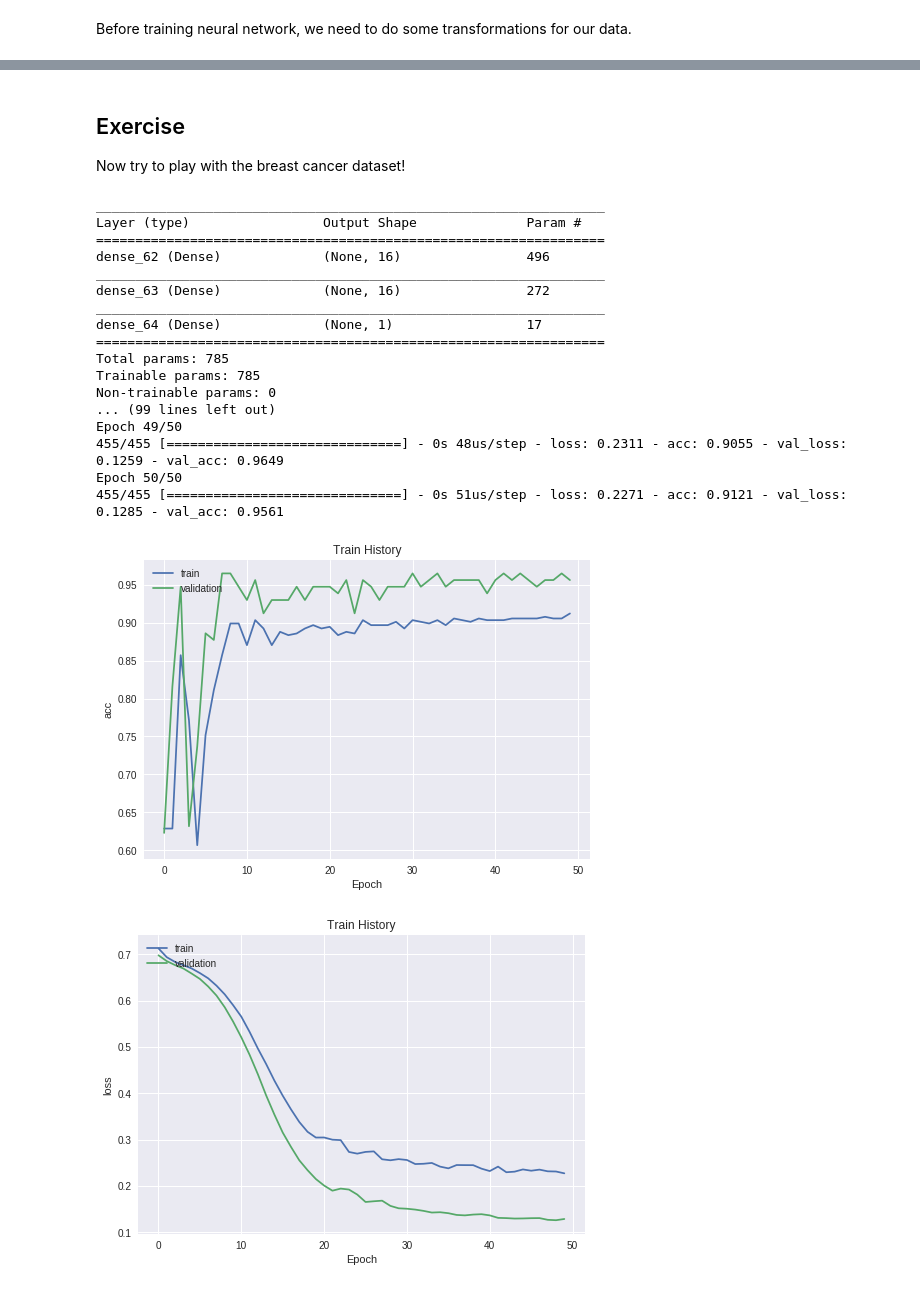
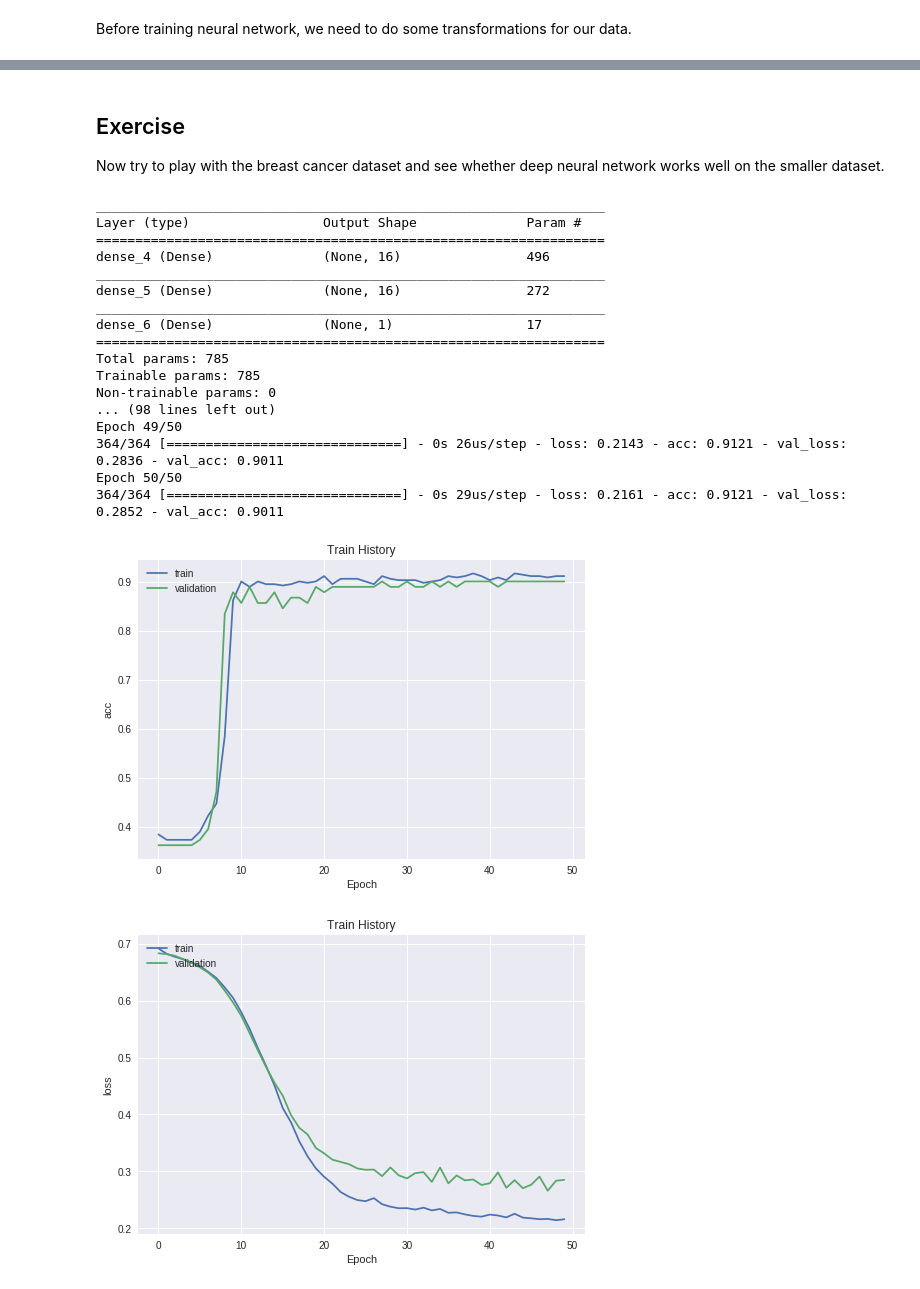
Before and after one commit to ckbjimmy/2018_mlw, a Jupyter notebook: nb3_nn.ipynb, the cells around one changed output, grey strips where cells are left out. Drawn from its saved outputs; the diff is of its cells as text; code cells hidden in the pictures.

```diff
--- a/nb3_nn.ipynb
+++ b/nb3_nn.ipynb
@@ -191,7 +249,7 @@ TPR(Sensitivity, recall, hit rate, or true positive rate)        0.93814
 # %% [markdown]
 ## Exercise
 
-Now try to play with the breast cancer dataset!
+Now try to play with the breast cancer dataset and see whether deep neural network works well on the smaller dataset.
 # %%
 from sklearn import datasets
 
@@ -214,42 +272,42 @@ clf.add(Dense(units=1,
 clf.compile(optimizer='adam',
             loss='binary_crossentropy',
             metrics=['accuracy'])
 print(clf.summary())
 
-history = model.fit(x=X_train, y=y_train,
+history = clf.fit(x=X_train, y=y_train,
                     validation_split=0.2,
                     batch_size=100,
                     epochs=50,
                     verbose=1)
 
 show_train_history(history, 'acc', 'val_acc')
 show_train_history(history, 'loss', 'val_loss')
 
 y_pred = clf.predict(X_test)
 y_pred = [1 if i[0] > 0.5 else 0 for i in y_pred]
 
 cm = ConfusionMatrix(actual_vector=y_test, predict_vector=y_pred)
 print(cm)
 # %% [output]
 _________________________________________________________________
 Layer (type)                 Output Shape              Param #
 =================================================================
-dense_62 (Dense)             (None, 16)                496
+dense_4 (Dense)              (None, 16)                496
 _________________________________________________________________
-dense_63 (Dense)             (None, 16)                272
+dense_5 (Dense)              (None, 16)                272
 _________________________________________________________________
-dense_64 (Dense)             (None, 1)                 17
+dense_6 (Dense)              (None, 1)                 17
 =================================================================
 Total params: 785
 Trainable params: 785
 Non-trainable params: 0
-... (99 lines left out)
+... (98 lines left out)
 Epoch 49/50
-455/455 [==============================] - 0s 48us/step - loss: 0.2311 - acc: 0.9055 - val_loss: 0.1259 - val_acc: 0.9649
+364/364 [==============================] - 0s 26us/step - loss: 0.2143 - acc: 0.9121 - val_loss: 0.2836 - val_acc: 0.9011
 Epoch 50/50
-455/455 [==============================] - 0s 51us/step - loss: 0.2271 - acc: 0.9121 - val_loss: 0.1285 - val_acc: 0.9561
+364/364 [==============================] - 0s 29us/step - loss: 0.2161 - acc: 0.9121 - val_loss: 0.2852 - val_acc: 0.9011
-[figure, old version]
+[figure, new version]
-[figure, old version]
+[figure, new version]
 Predict          0        1
 Actual
 0                38       5
```
Also changed, not shown: parts of 28 cells of this notebook.
